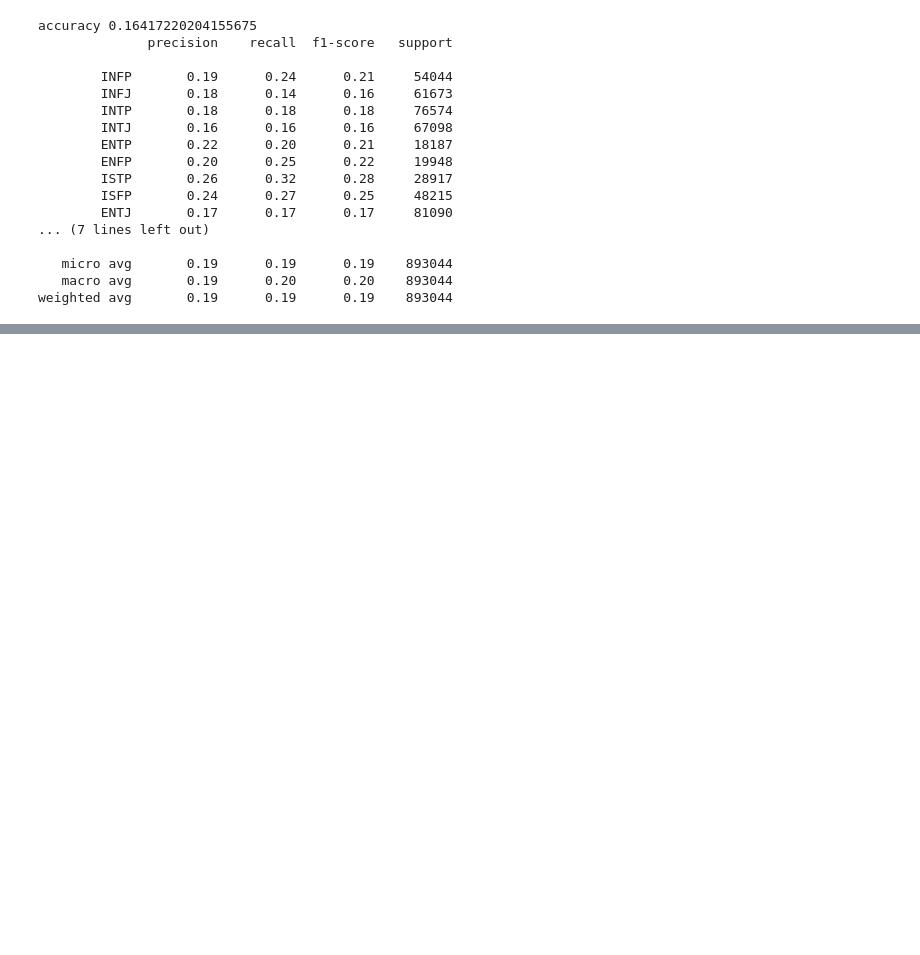
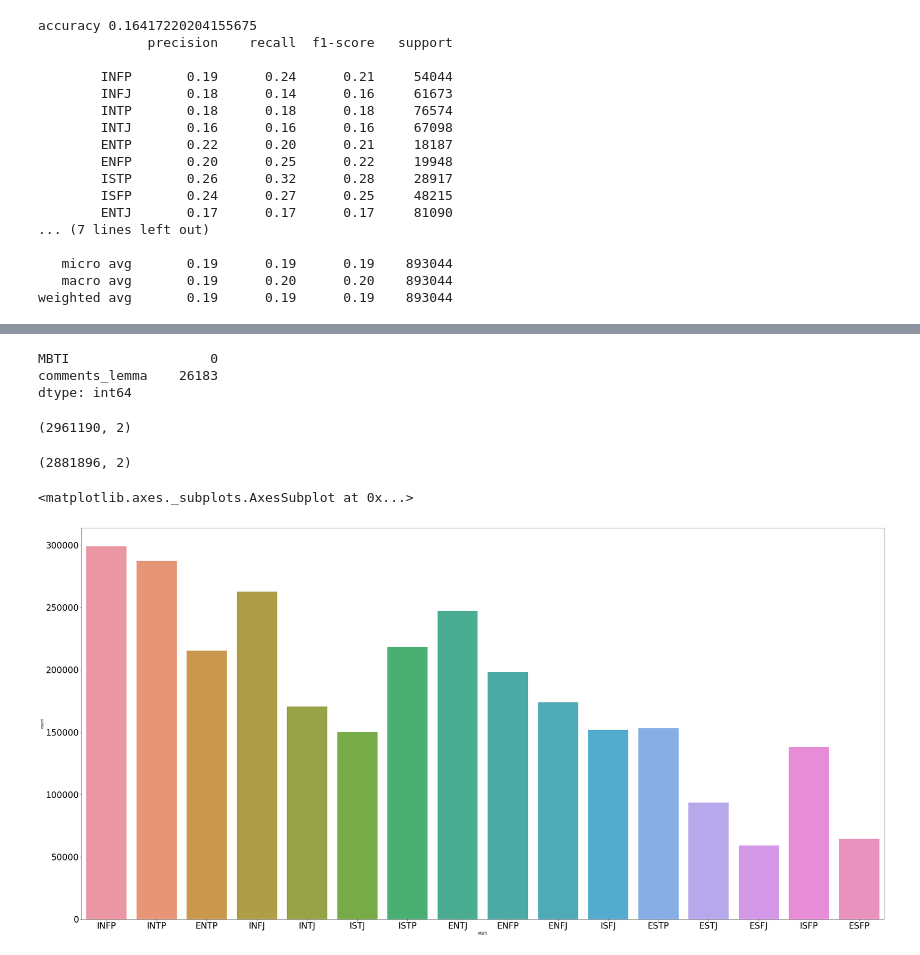
Before and after one commit to doylez/Reddit-MBTI, a Jupyter notebook: Notebooks/Simple Models .ipynb, the cells around one changed output, grey strips where cells are left out. Drawn from its saved outputs; the diff is of its cells as text; code cells hidden in the pictures; blank space fills up the shorter version.

```diff
--- a/Notebooks/Simple Models .ipynb
+++ b/Notebooks/Simple Models .ipynb
@@ -184,0 +347,2 @@ weighted avg       0.19      0.19      0.19    893044
+# %%
+data = pd.read_csv('../../clean_data/token_voc.csv', index_col=0)
@@ -184,0 +369,28 @@ weighted avg       0.19      0.19      0.19    893044
+# %%
+data.isna().sum()
+# %% [output]
+MBTI                  0
+comments_lemma    26183
+dtype: int64
+# %%
+data = data.dropna()
+# %%
+data.shape
+# %% [output]
+(2961190, 2)
+# %%
+data = data[data['comments_lemma'].str.len() > 4]
+# %%
+data.shape
+# %% [output]
+(2881896, 2)
+# %%
+# distribution of data
+
+plt.figure(figsize=(40,20))
+plt.xticks(fontsize=24, rotation=0)
+plt.yticks(fontsize=24, rotation=0)
+sns.countplot(data=data, x='MBTI')
+# %% [output]
+<matplotlib.axes._subplots.AxesSubplot at 0x...>
+[figure, added]
```
Also changed, not shown: parts of 23 cells of this notebook, 7 other files.
